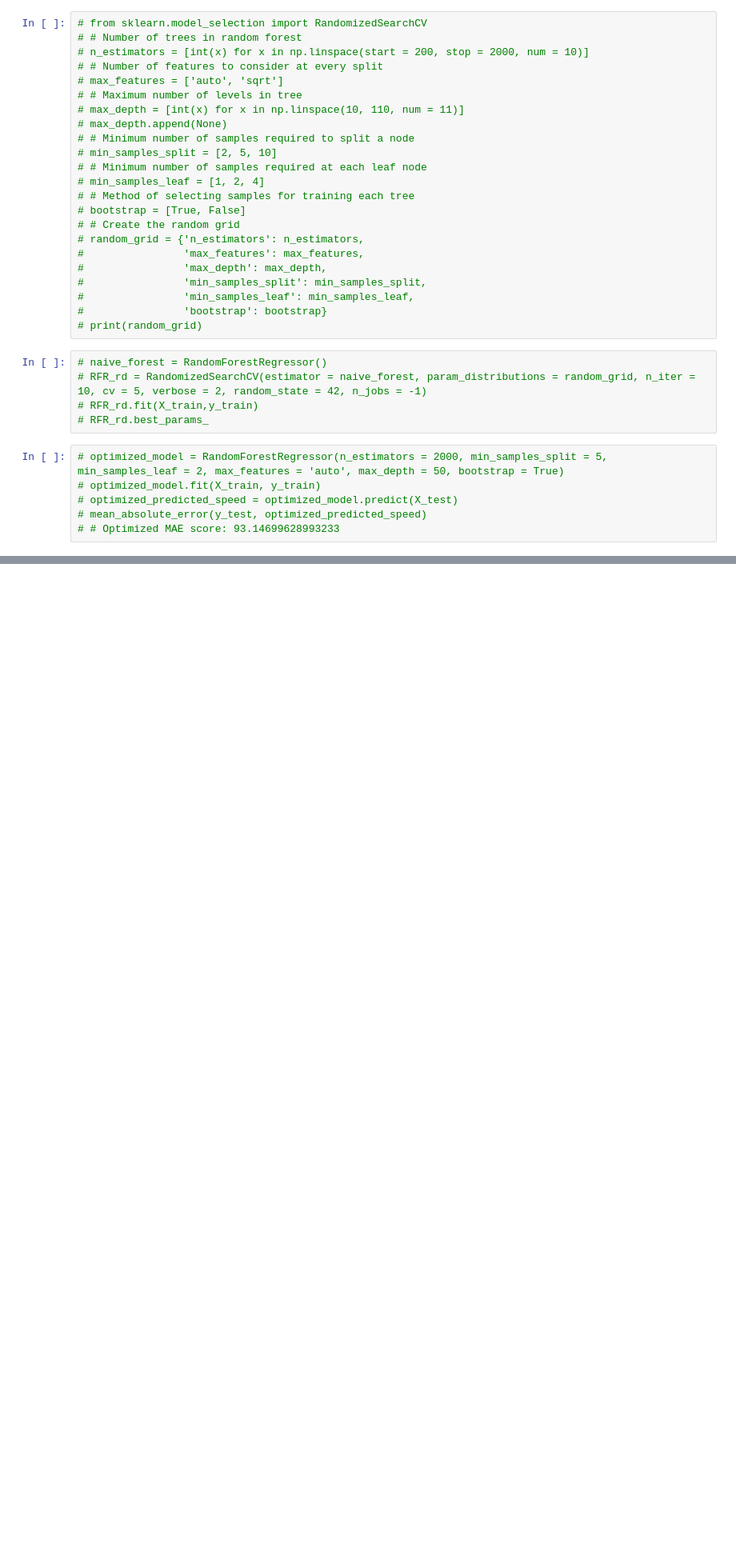
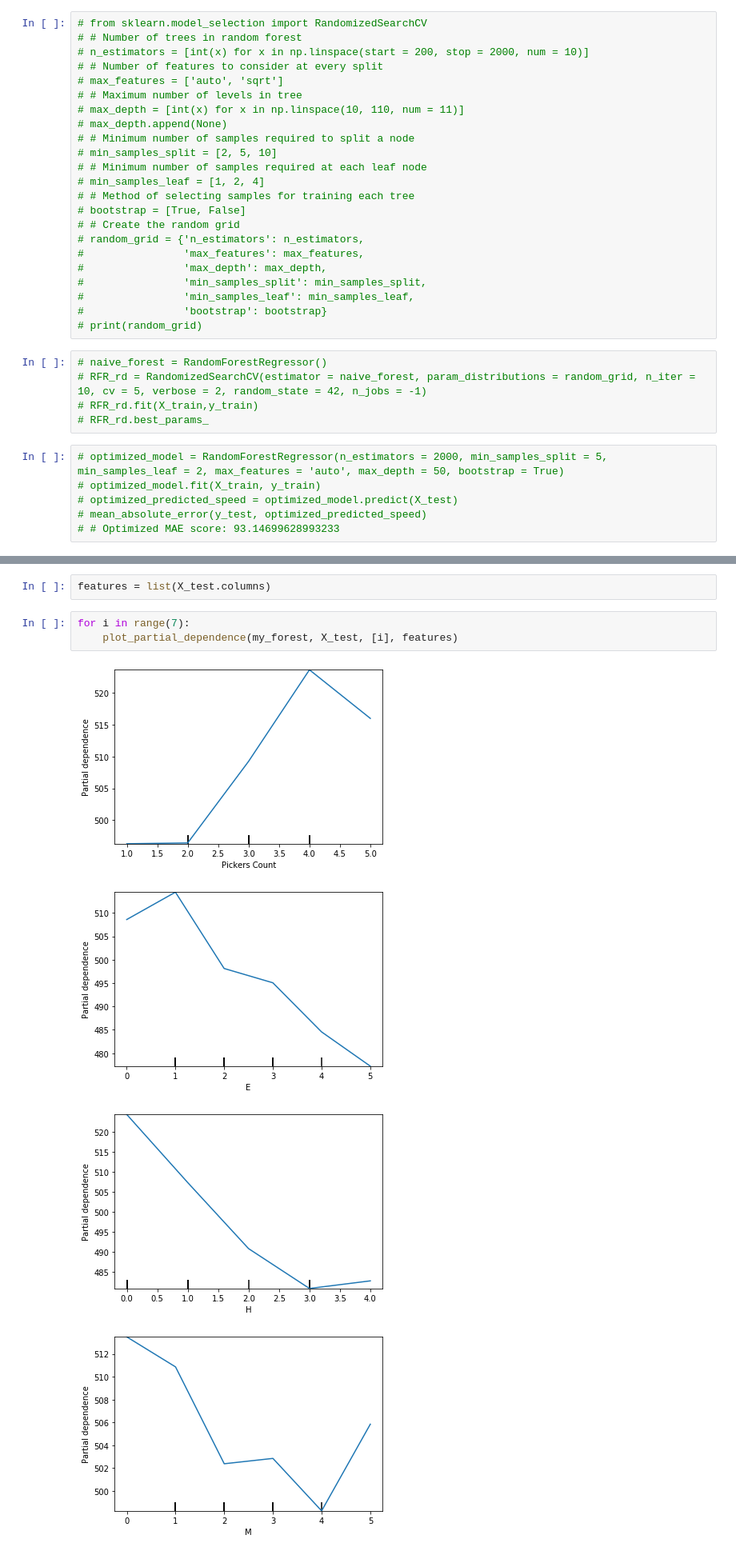
Before and after one commit to QPeiran/predicting_mks_speed, a Jupyter notebook: baseline_model.ipynb, the cells around one changed output, grey strips where cells are left out. Shown at 80% size. Saved outputs shown, nothing was run; the diff lists cells and outputs as text; blank space fills up the shorter version.

Commit message:
partial dependence plot

```diff
--- a/baseline_model.ipynb
+++ b/baseline_model.ipynb
@@ -231,0 +231,10 @@ Accuracy = 80.25%.
+# %%
+features = list(X_test.columns)
+# %%
+for i in range(7):
+    plot_partial_dependence(my_forest, X_test, [i], features)
+# %% [output]
+[figure, added]
+[figure, added]
+[figure, added]
+[figure, added]
```
Also changed, not shown: parts of 5 cells of this notebook.
